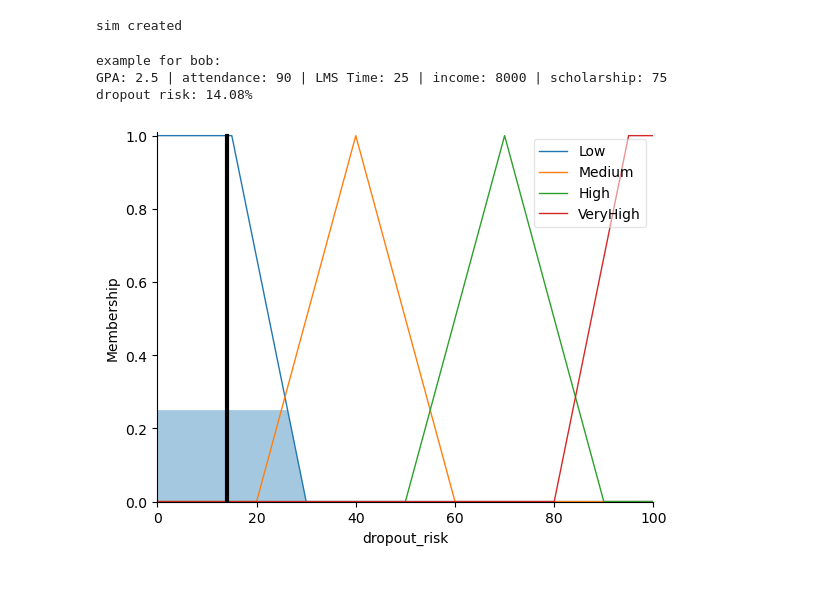
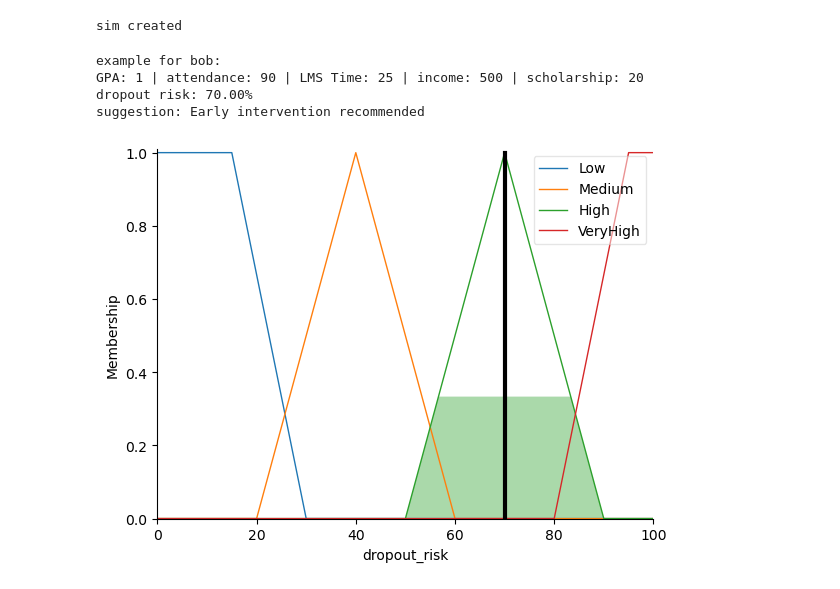
Before and after one commit to ShayneLim/Fuzzy_Inference_System_for_Dropout_Risk, a Jupyter notebook: FuzzyInferenceDropout.ipynb, the cells around one changed output. Saved outputs shown, nothing was run; the diff lists cells and outputs as text; code cells hidden in the pictures.

Commit message:
added interpretation

```diff
--- a/FuzzyInferenceDropout.ipynb
+++ b/FuzzyInferenceDropout.ipynb
@@ -106,30 +106,52 @@ sim created
 # %%
 #testing
 
-performance_input = 2.5 #when you wanna test just modify numbers here
+performance_input = 1 #when you wanna test just modify numbers here
 attendance_input = 90
 lms_time_input = 25
-family_income_input = 8000
-scholarship_input = 75
+family_income_input = 500
+scholarship_input = 20
+
+LR_int = "Student is stable; no intervention needed"
+MR_int = "May require academic monitoring"
+HR_int = "Early intervention recommended"
+VHR_int = "Immediate counselling necessary"
+
+def interpretation(risk_score):
+    intp = ''
+    if 0 <= risk_score <= 30:
+        intp = LR_int
+    elif 30 < risk_score <= 60:
+        intp = MR_int
+    elif 60 < risk_score <= 80:
+        intp = HR_int
+    else:
+        intp = VHR_int
+
+    return intp
 
 risk_sim.input['performance'] = performance_input
 risk_sim.input['attendance'] = attendance_input
 risk_sim.input['lms_time'] = lms_time_input
 risk_sim.input['family_income'] = family_income_input
 risk_sim.input['scholarship'] = scholarship_input
 
 #compute
 risk_sim.compute()
 
+dropoutRisk = risk_sim.output['dropout_risk']
+
 #print crisp output
 print(f"example for bob:")
 print(f"GPA: {performance_input} | attendance: {attendance_input} | LMS Time: {lms_time_input} | income: {family_income_input} | scholarship: {scholarship_input}")
 print(f"dropout risk: {risk_sim.output['dropout_risk']:.2f}%")
+print(f"suggestion: {interpretation(dropoutRisk)}")
 
 #view defuzzification results
 risk.view(sim=risk_sim)
 # %% [output]
 example for bob:
-GPA: 2.5 | attendance: 90 | LMS Time: 25 | income: 8000 | scholarship: 75
-dropout risk: 14.08%
+GPA: 1 | attendance: 90 | LMS Time: 25 | income: 500 | scholarship: 20
+dropout risk: 70.00%
+suggestion: Early intervention recommended
-[figure, old version]
+[figure, new version]
```
